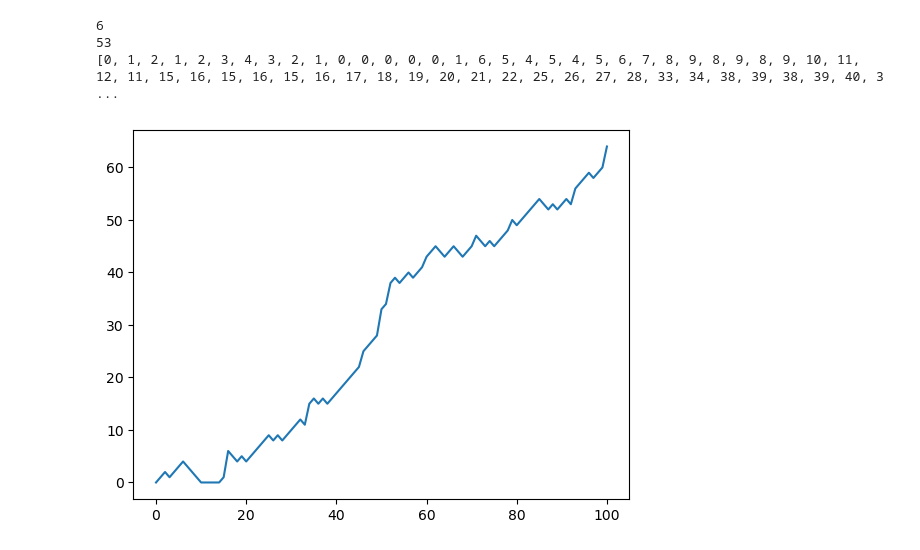
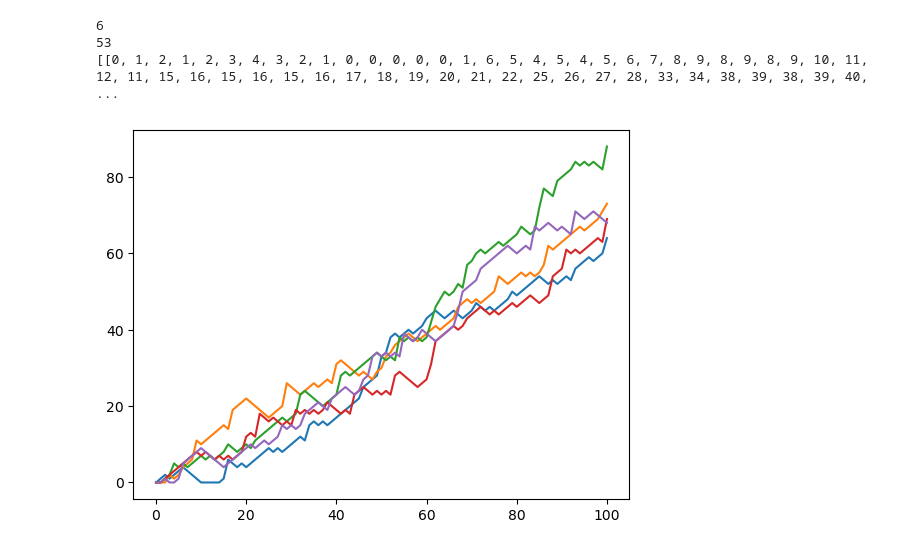
Before and after one commit to gabbycjames/BootcampPortfolio, a Jupyter notebook: Intro to Python II.ipynb, the cells around one changed output. Saved outputs shown, nothing was run; the diff lists cells and outputs as text; code cells hidden in the pictures.

Commit message:
Graphing my random Empire State Building walk

```diff
--- a/Intro to Python II.ipynb
+++ b/Intro to Python II.ipynb
@@ -1017,6 +1017,18 @@ for x in range(10):
     coin = np.random.randint(0, 2)
     tails.append(tails[x] + coin)
 print(tails) # Increments by one when tails is thrown. Last number is number of tails.
+
+final_tails = []
+for x in range(10000):
+    tails = [0]
+    for x in range(10):
+        coin = np.random.randint(0, 2)
+        tails.append(tails[x] + coin)
+    final_tails.append(tails[-1])
+#print(final_tails) # prints a list of number of times tails occurred.
+# Makes a histogram
+plt.hist(final_tails, bins = 10)
+plt.show()
 # %% [output]
 1
 tails
@@ -1025,39 +1038,61 @@ tails
 # %%
 # Empire State Building
 np.random.seed(123)
 step = 50
 
 dice = np.random.randint(1, 7)
 
 if dice <= 2:
     step -= 1
 elif dice > 2 and dice < 6:
     step += 1
 else:
     step = step + np.random.randint(1, 7)
 
 print(dice)
 print(step)
 
-random_walk = [0]
-for x in range(100):
-    step = random_walk[-1]
-    dice = np.random.randint(1, 7)
-    if dice <= 2:
-        step = max(0, step - 1) # This ensures that step cannot be less than 0.
-        # step -= 1
-    elif dice <= 5:
-        step += 1
-    else:
-        step = step + np.random.randint(1, 7)
-    random_walk.append(step)
-print(random_walk)
+all_walks = []
+
+for i in range(5):
+    random_walk = [0]
+    for x in range(100):
+        step = random_walk[-1]
+        dice = np.random.randint(1, 7)
+        if dice <= 2:
+            step = max(0, step - 1) # This ensures that step cannot be less than 0.
+            # step -= 1
+        elif dice <= 5:
+            step += 1
+        else:
+            step = step + np.random.randint(1, 7)
+        random_walk.append(step) # Creates a list of steps with the last index being total number of steps
+    # print(random_walk)
+    all_walks.append(random_walk) #Creates a list of all random walks
+print(all_walks)
+
+# Convert all_walks to NumPy array: np_aw
+np_aw = np.array(all_walks)
+
+# Plot np_aw and show
+plt.plot(np_aw)
+#plt.show()
+
+# Clear the figure
+plt.clf()
+
+# Transpose np_aw: np_aw_t
+np_aw_t = np.transpose(np_aw)
+
+# Plot np_aw_t and show
+plt.plot(np_aw_t)
+plt.show()
 
 # Visualize the random walk
-plt.plot(random_walk)
-plt.show()
+#plt.plot(random_walk)
+#plt.show()
 # %% [output]
 6
 53
-[0, 1, 2, 1, 2, 3, 4, 3, 2, 1, 0, 0, 0, 0, 0, 1, 6, 5, 4, 5, 4, 5, 6, 7, 8, 9, 8, 9, 8, 9, 10, 11, 12, 11, 15, 16, 15, 16, 15, 16, 17, 18, 19, 20, 21, 22, 25, 26, 27, 28, 33, 34, 38, 39, 38, 39, 40, 3 ...
+[[0, 1, 2, 1, 2, 3, 4, 3, 2, 1, 0, 0, 0, 0, 0, 1, 6, 5, 4, 5, 4, 5, 6, 7, 8, 9, 8, 9, 8, 9, 10, 11, 12, 11, 15, 16, 15, 16, 15, 16, 17, 18, 19, 20, 21, 22, 25, 26, 27, 28, 33, 34, 38, 39, 38, 39, 40,  ...
-[figure, old version]
+[figure, new version]
```
Also changed, not shown: parts of 1 cell of this notebook.
